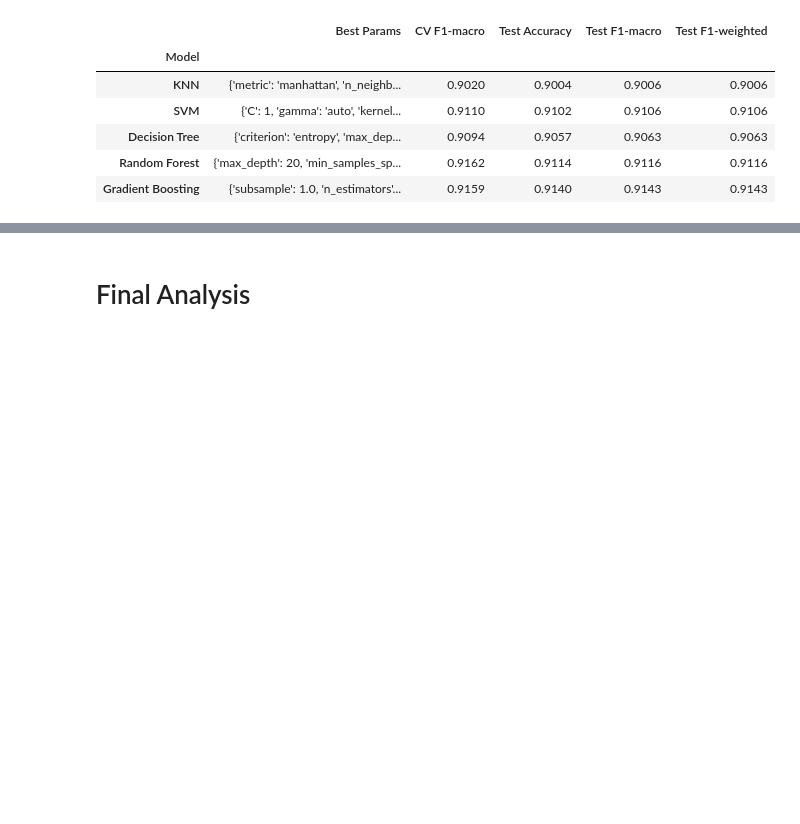
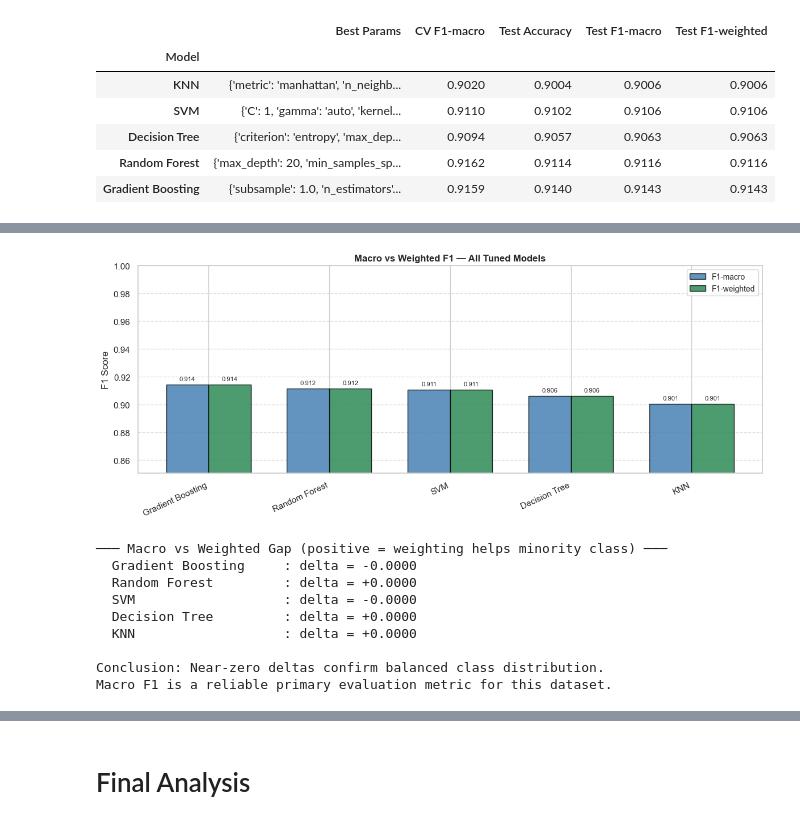
Before and after one commit to naveenranjolkar-maker/Bits_pilani, a Jupyter notebook: PS3.ipynb, the cells around one changed output, grey strips where cells are left out. Saved outputs shown, nothing was run; the diff lists cells and outputs as text; code cells hidden in the pictures; blank space fills up the shorter version.

```diff
--- a/PS3.ipynb
+++ b/PS3.ipynb
@@ -1231,0 +1350,47 @@ results_df
+# %%
+### 5.3 Macro vs Weighted F1 Comparison
+
+fig, ax = plt.subplots(figsize=(12, 5))
+x     = np.arange(len(eval_df))
+width = 0.35
+macro_vals    = eval_df['F1 (macro)'].values
+weighted_vals = eval_df['F1 (weighted)'].values
+
+bars1 = ax.bar(x - width/2, macro_vals,    width, label='F1-macro',    color='steelblue', edgecolor='black', alpha=0.85)
+bars2 = ax.bar(x + width/2, weighted_vals, width, label='F1-weighted',  color='seagreen',  edgecolor='black', alpha=0.85)
+
+ax.set_xticks(x)
+ax.set_xticklabels(eval_df.index, rotation=25, ha='right')
+ax.set_ylabel("F1 Score")
+ax.set_title("Macro vs Weighted F1 — All Tuned Models", fontweight='bold', fontsize=12)
+ax.legend(fontsize=10)
+ax.set_ylim(eval_df[['F1 (macro)', 'F1 (weighted)']].min().min() - 0.05, 1.0)
+ax.yaxis.grid(True, linestyle='--', alpha=0.6)
+
+for bar in bars1:
+    ax.text(bar.get_x() + bar.get_width()/2, bar.get_height() + 0.002,
+            f'{bar.get_height():.3f}', ha='center', va='bottom', fontsize=8)
+for bar in bars2:
+    ax.text(bar.get_x() + bar.get_width()/2, bar.get_height() + 0.002,
+            f'{bar.get_height():.3f}', ha='center', va='bottom', fontsize=8)
+
+plt.tight_layout()
+plt.show()
+
+diff = eval_df['F1 (weighted)'] - eval_df['F1 (macro)']
+print("─── Macro vs Weighted Gap (positive = weighting helps minority class) ───")
+for name, d in diff.items():
+    print(f"  {name:22s}: delta = {d:+.4f}")
+print("\nConclusion: Near-zero deltas confirm balanced class distribution.")
+print("Macro F1 is a reliable primary evaluation metric for this dataset.")
+# %% [output]
+[figure, added]
+─── Macro vs Weighted Gap (positive = weighting helps minority class) ───
+  Gradient Boosting     : delta = -0.0000
+  Random Forest         : delta = +0.0000
+  SVM                   : delta = -0.0000
+  Decision Tree         : delta = +0.0000
+  KNN                   : delta = +0.0000
+
+Conclusion: Near-zero deltas confirm balanced class distribution.
+Macro F1 is a reliable primary evaluation metric for this dataset.
```
Also changed, not shown: parts of 7 cells of this notebook.
